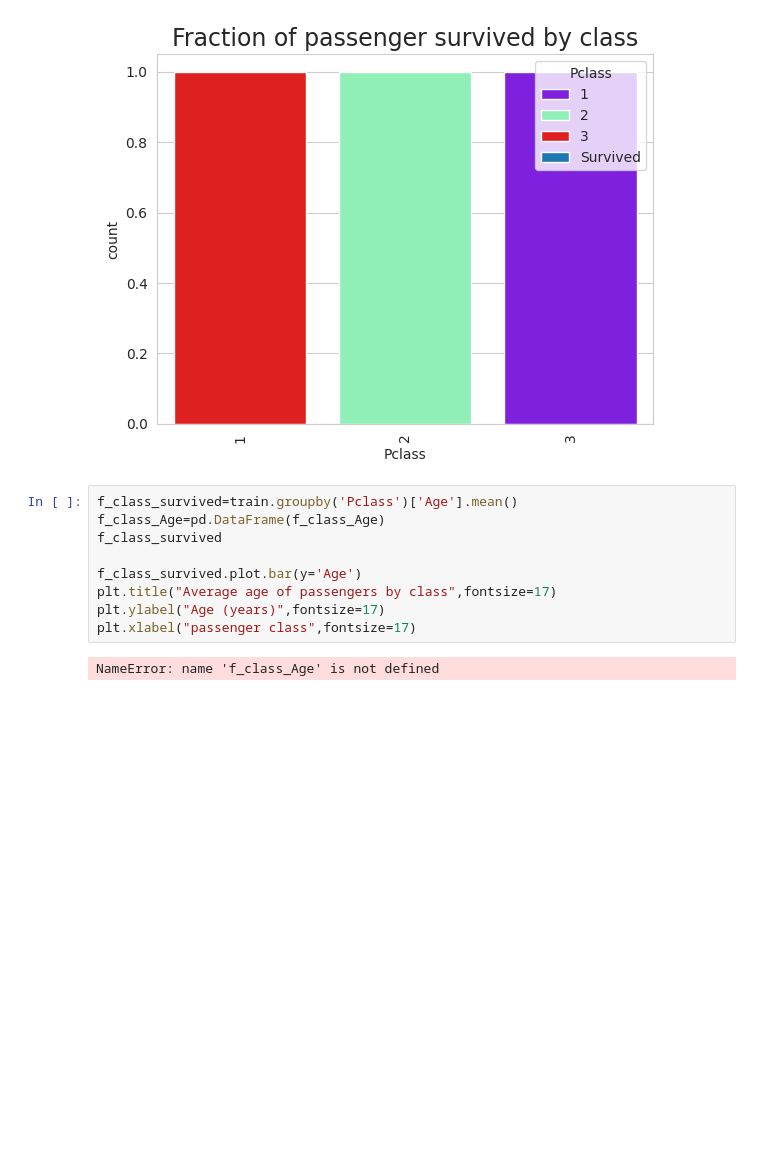
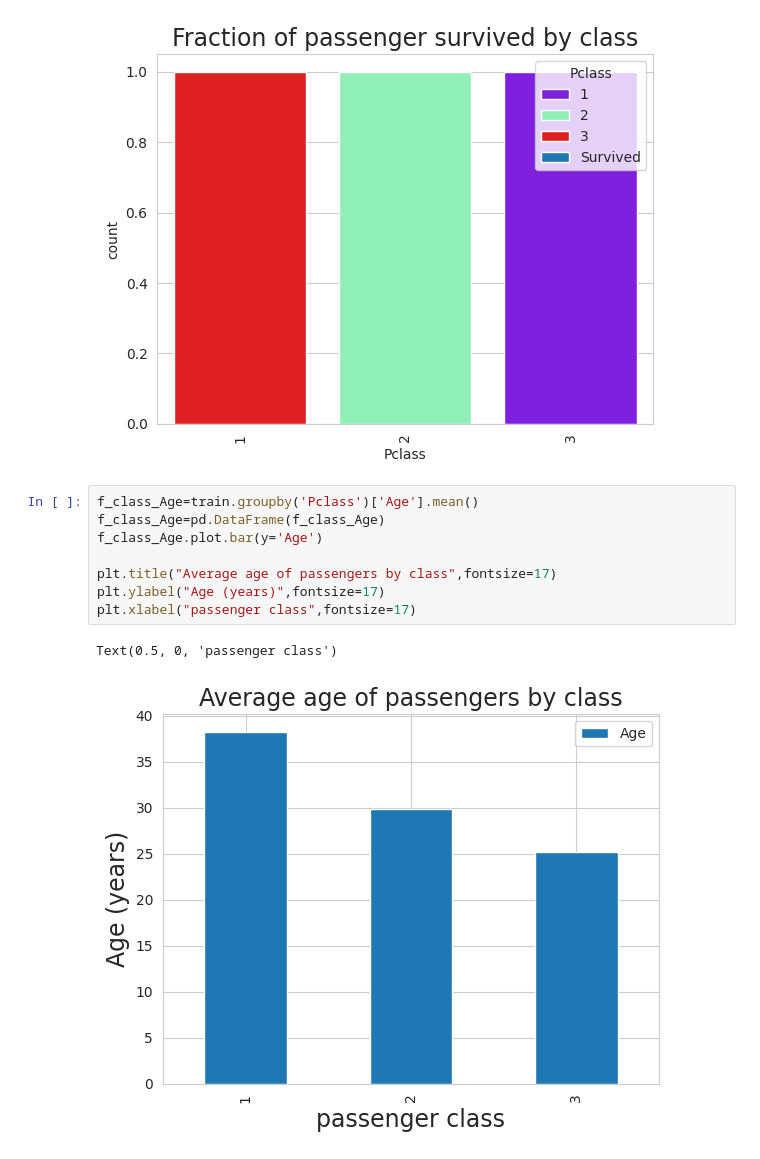
Before and after one commit to 2303A51648/-2303A51648, a Jupyter notebook: lab_05.ipynb, the cells around one changed output. Saved outputs shown, nothing was run; the diff lists cells and outputs as text; blank space fills up the shorter version.

```diff
--- a/lab_05.ipynb
+++ b/lab_05.ipynb
@@ -115,16 +115,16 @@ plt.title("Fraction of passenger survived by class",fontsize=17)
 Text(0.5, 1.0, 'Fraction of passenger survived by class')
 [figure]
 # %%
-f_class_survived=train.groupby('Pclass')['Age'].mean()
+f_class_Age=train.groupby('Pclass')['Age'].mean()
 f_class_Age=pd.DataFrame(f_class_Age)
-f_class_survived
+f_class_Age.plot.bar(y='Age')
 
-f_class_survived.plot.bar(y='Age')
 plt.title("Average age of passengers by class",fontsize=17)
 plt.ylabel("Age (years)",fontsize=17)
 plt.xlabel("passenger class",fontsize=17)
 # %% [output]
-NameError: name 'f_class_Age' is not defined
+Text(0.5, 0, 'passenger class')
+[figure, added]
 # %%
 a=list(f_class_Age['Age'])
 
```
Also changed, not shown: parts of 7 cells of this notebook.
